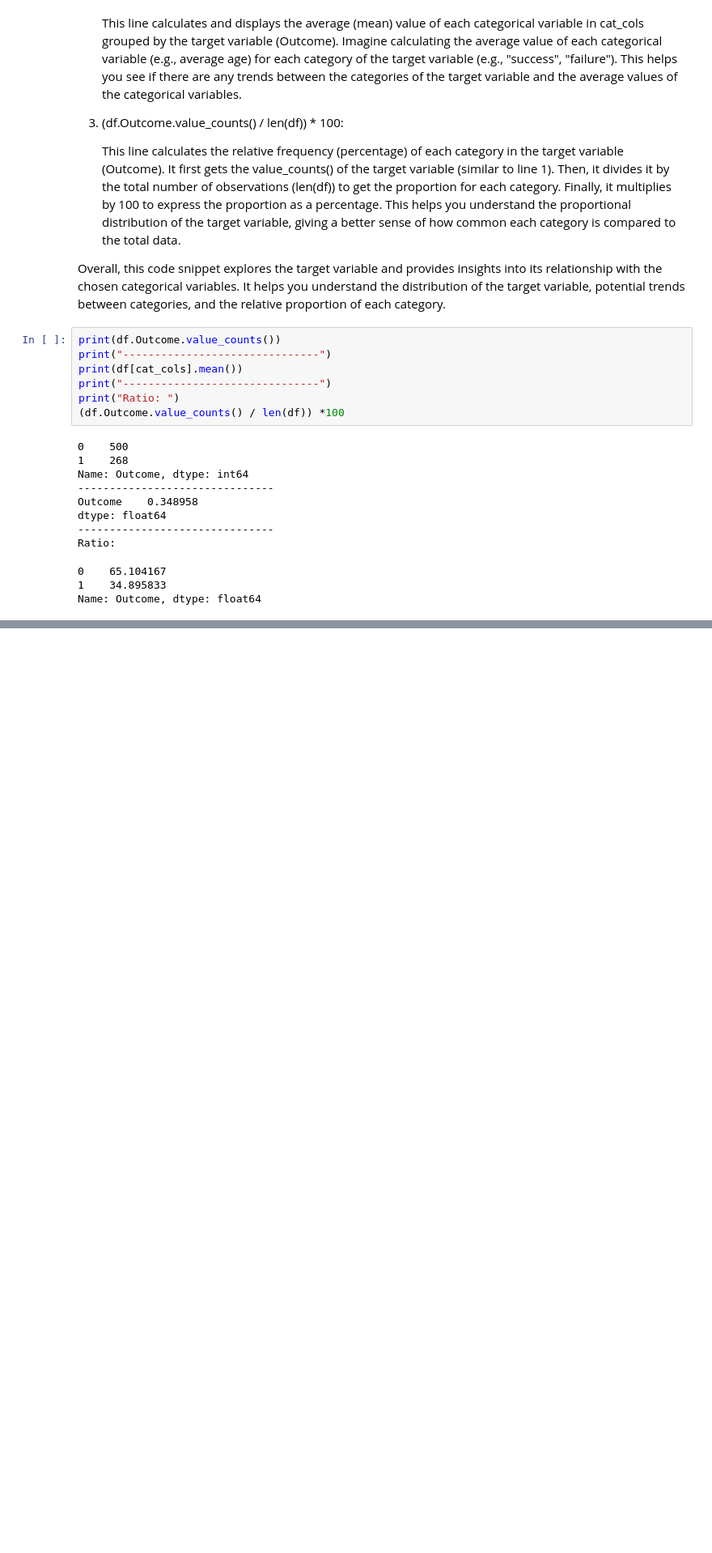
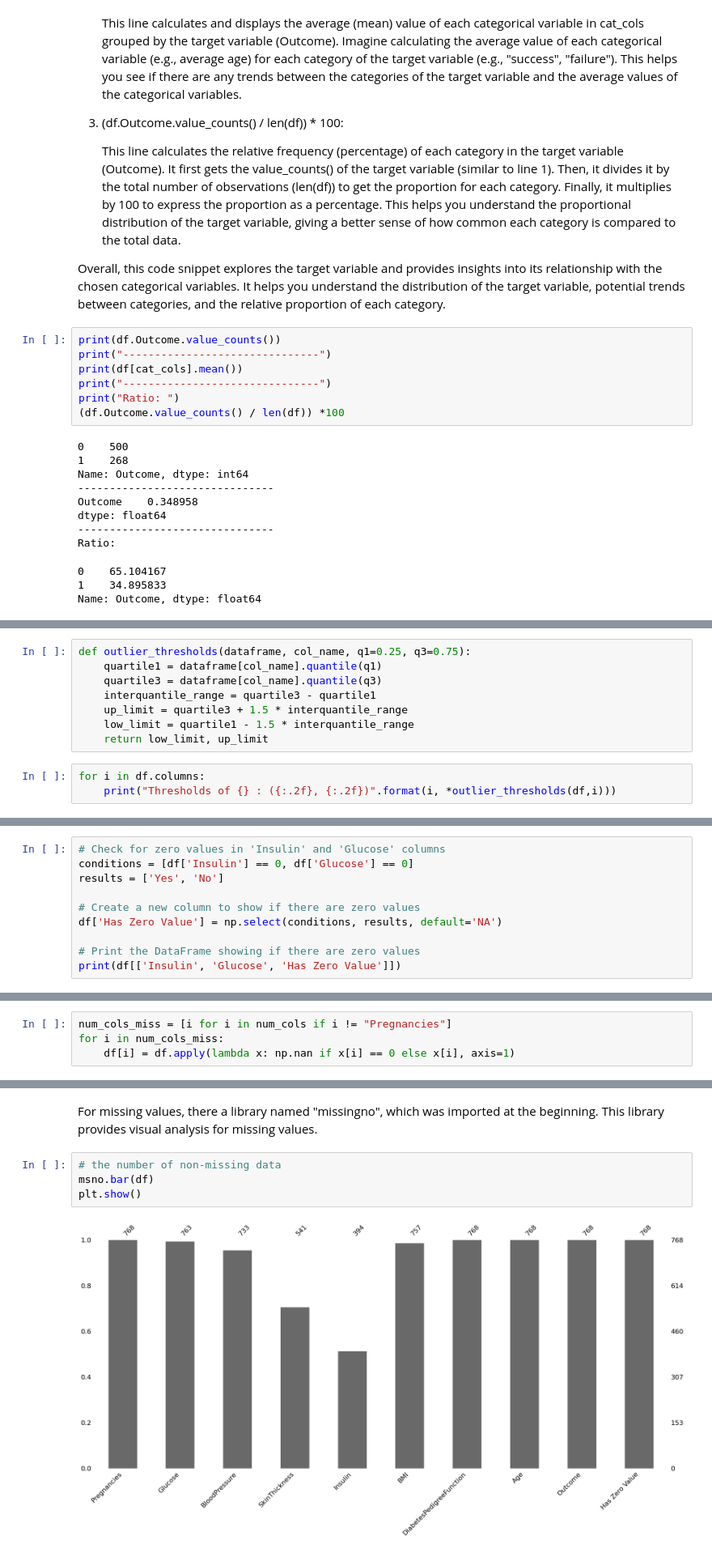
Before and after one commit to isuru0x01/Notebooks, a Jupyter notebook: Diabetes_Dataset.ipynb, the cells around one changed output, grey strips where cells are left out. Shown at 81% size. Cells and saved outputs as stored; diff of their text form; blank space fills up the shorter version.

```diff
--- a/Diabetes_Dataset.ipynb
+++ b/Diabetes_Dataset.ipynb
@@ -506,0 +604,11 @@ Imagine making a tally chart for the Outcome variable, counting how many times e
+# %%
+def outlier_thresholds(dataframe, col_name, q1=0.25, q3=0.75):
+    quartile1 = dataframe[col_name].quantile(q1)
+    quartile3 = dataframe[col_name].quantile(q3)
+    interquantile_range = quartile3 - quartile1
+    up_limit = quartile3 + 1.5 * interquantile_range
+    low_limit = quartile1 - 1.5 * interquantile_range
+    return low_limit, up_limit
+# %%
+for i in df.columns:
+    print("Thresholds of {} : ({:.2f}, {:.2f})".format(i, *outlier_thresholds(df,i)))
@@ -506,0 +726,10 @@ Imagine making a tally chart for the Outcome variable, counting how many times e
+# %%
+# Check for zero values in 'Insulin' and 'Glucose' columns
+conditions = [df['Insulin'] == 0, df['Glucose'] == 0]
+results = ['Yes', 'No']
+
+# Create a new column to show if there are zero values
+df['Has Zero Value'] = np.select(conditions, results, default='NA')
+
+# Print the DataFrame showing if there are zero values
+print(df[['Insulin', 'Glucose', 'Has Zero Value']])
@@ -506,0 +789,4 @@ Imagine making a tally chart for the Outcome variable, counting how many times e
+# %%
+num_cols_miss = [i for i in num_cols if i != "Pregnancies"]
+for i in num_cols_miss:
+    df[i] = df.apply(lambda x: np.nan if x[i] == 0 else x[i], axis=1)
@@ -506,0 +825,8 @@ Imagine making a tally chart for the Outcome variable, counting how many times e
+# %% [markdown]
+For missing values, there a library named "missingno", which was imported at the beginning. This library provides visual analysis for missing values.
+# %%
+# the number of non-missing data
+msno.bar(df)
+plt.show()
+# %% [output]
+[figure, added]
```
Also changed, not shown: parts of 35 cells of this notebook.
